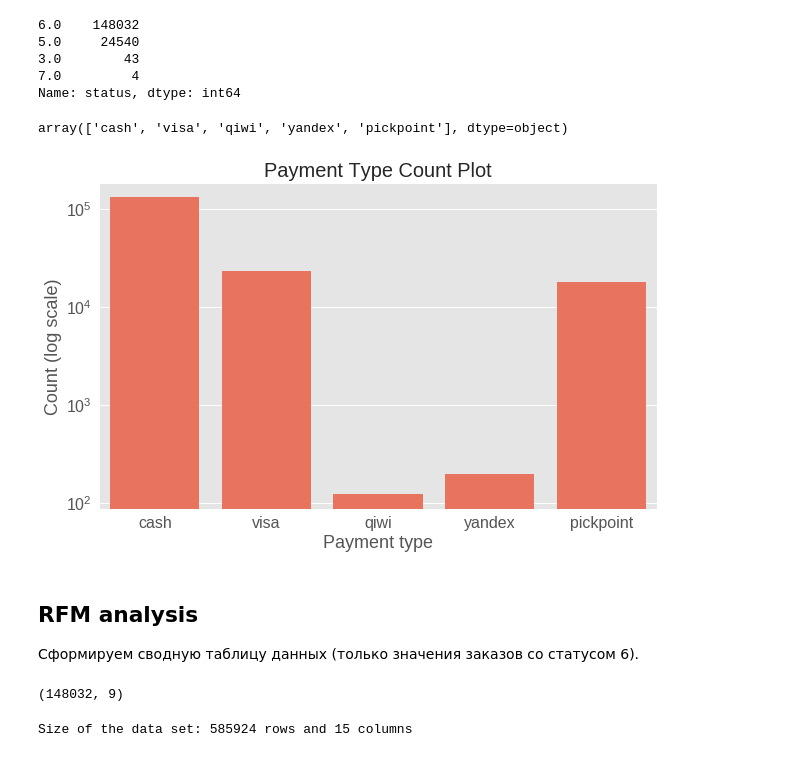
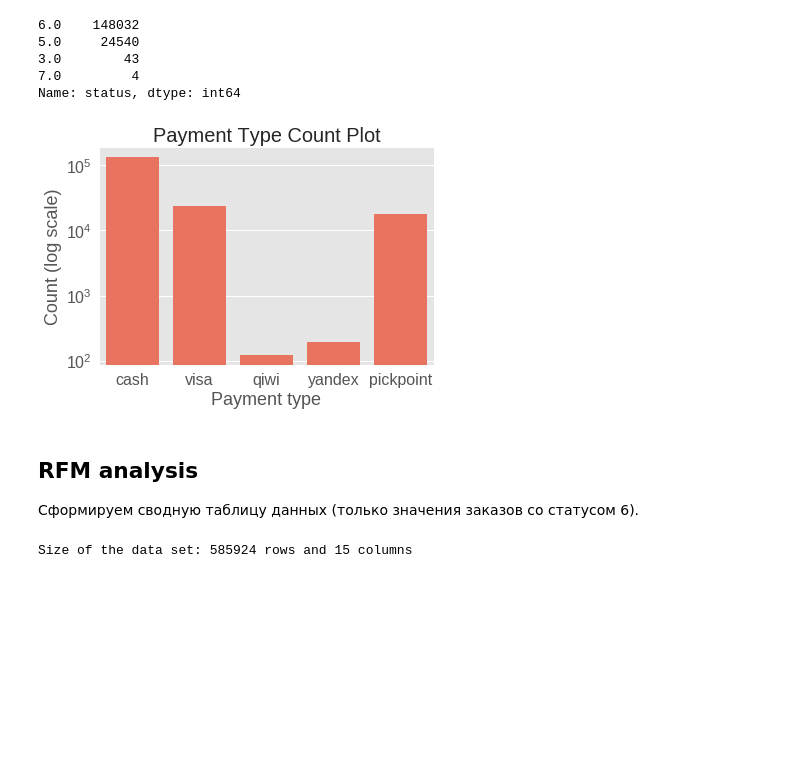
Before and after one commit to alekseisolovev/statistics, a Jupyter notebook: 2nova_eda_rfm_fmr_analysis.ipynb, the cells around one changed output. Drawn from its saved outputs; the diff is of its cells as text; code cells hidden in the pictures; blank space fills up the shorter version.

```diff
--- a/2nova_eda_rfm_fmr_analysis.ipynb
+++ b/2nova_eda_rfm_fmr_analysis.ipynb
@@ -192,29 +193,21 @@ orders.status.value_counts()
 3.0        43
 7.0         4
 Name: status, dtype: int64
-# %%
-orders.payment_type.unique()
-# %% [output]
-array(['cash', 'visa', 'qiwi', 'yandex', 'pickpoint'], dtype=object)
 # %%
-plt.figure(figsize=(10,6))
+plt.figure(figsize=(6,4))
 plt.tick_params(labelsize=16)
 
 sns.countplot(orders.payment_type, color='tomato').set(yscale='log')
 
 plt.xlabel('Payment type', fontsize=18)
 plt.ylabel('Count (log scale)', fontsize=18)
 plt.title('Payment Type Count Plot', fontsize=20)
 plt.show()
 # %% [output]
-[figure, old version]
+[figure, new version]
 # %% [markdown]
 ## RFM analysis
 Сформируем сводную таблицу данных (только значения заказов со статусом 6).
-# %%
-orders[orders.status == 6].shape
-# %% [output]
-(148032, 9)
 # %%
 order_goods.rename(columns={'orderId': 'order_id'}, inplace=True)
 orders.rename(columns={'id': 'order_id'}, inplace=True)
```
Also changed, not shown: parts of 21 cells of this notebook.
